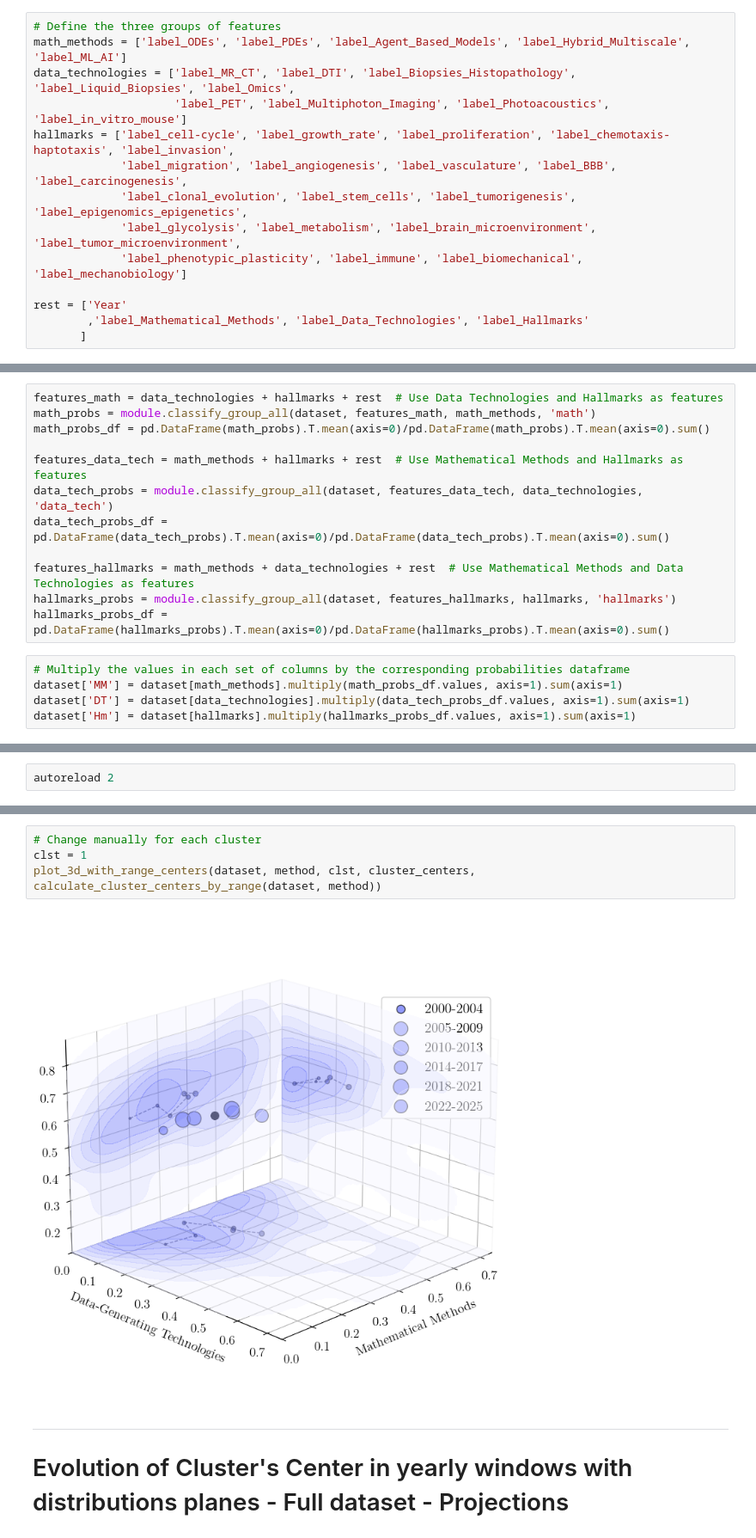
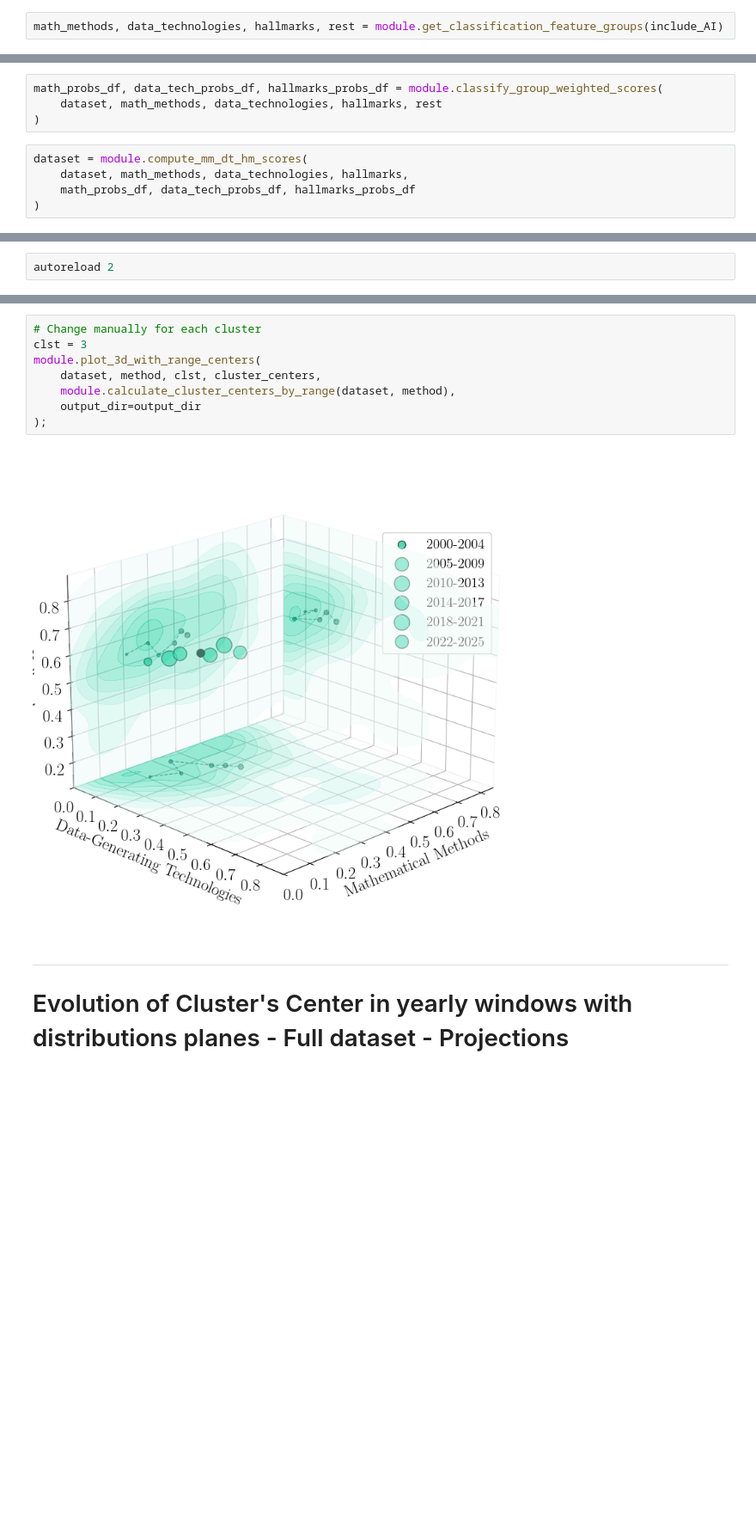
Before and after one commit to InSilicoModellingGroup/survey_of_brain_cancer_in_silico_models, a Jupyter notebook: Brain_Cancer_Survey.ipynb, the cells around one changed output, grey strips where cells are left out. Shown at 86% size. Saved outputs shown, nothing was run; the diff lists cells and outputs as text; blank space fills up the shorter version.

```diff
--- a/Brain_Cancer_Survey.ipynb
+++ b/Brain_Cancer_Survey.ipynb
@@ -721,17 +217,5 @@ data.to_csv(f'{data_dir}/Main_Dataset_clustered.csv')
 # %%
 dataset = data.copy()
 # %%
-# Define the three groups of features
-math_methods = ['label_ODEs', 'label_PDEs', 'label_Agent_Based_Models', 'label_Hybrid_Multiscale', 'label_ML_AI']
-data_technologies = ['label_MR_CT', 'label_DTI', 'label_Biopsies_Histopathology', 'label_Liquid_Biopsies', 'label_Omics',
-                     'label_PET', 'label_Multiphoton_Imaging', 'label_Photoacoustics', 'label_in_vitro_mouse']
-hallmarks = ['label_cell-cycle', 'label_growth_rate', 'label_proliferation', 'label_chemotaxis-haptotaxis', 'label_invasion',
-             'label_migration', 'label_angiogenesis', 'label_vasculature', 'label_BBB', 'label_carcinogenesis',
-             'label_clonal_evolution', 'label_stem_cells', 'label_tumorigenesis', 'label_epigenomics_epigenetics',
-             'label_glycolysis', 'label_metabolism', 'label_brain_microenvironment', 'label_tumor_microenvironment',
-             'label_phenotypic_plasticity', 'label_immune', 'label_biomechanical', 'label_mechanobiology']
-
-rest = ['Year'
-        ,'label_Mathematical_Methods', 'label_Data_Technologies', 'label_Hallmarks'
-       ]
+math_methods, data_technologies, hallmarks, rest = module.get_classification_feature_groups(include_AI)
 # %%
@@ -757,20 +224,12 @@ final_dataset= pd.concat([dataset, probabilities_df], axis=1)
 # %%
-features_math = data_technologies + hallmarks + rest  # Use Data Technologies and Hallmarks as features
-math_probs = module.classify_group_all(dataset, features_math, math_methods, 'math')
-math_probs_df = pd.DataFrame(math_probs).T.mean(axis=0)/pd.DataFrame(math_probs).T.mean(axis=0).sum()
-
-features_data_tech = math_methods + hallmarks + rest  # Use Mathematical Methods and Hallmarks as features
-data_tech_probs = module.classify_group_all(dataset, features_data_tech, data_technologies, 'data_tech')
-data_tech_probs_df = pd.DataFrame(data_tech_probs).T.mean(axis=0)/pd.DataFrame(data_tech_probs).T.mean(axis=0).sum()
-
-features_hallmarks = math_methods + data_technologies + rest  # Use Mathematical Methods and Data Technologies as features
-hallmarks_probs = module.classify_group_all(dataset, features_hallmarks, hallmarks, 'hallmarks')
-hallmarks_probs_df = pd.DataFrame(hallmarks_probs).T.mean(axis=0)/pd.DataFrame(hallmarks_probs).T.mean(axis=0).sum()
+math_probs_df, data_tech_probs_df, hallmarks_probs_df = module.classify_group_weighted_scores(
+    dataset, math_methods, data_technologies, hallmarks, rest
+)
 # %%
-# Multiply the values in each set of columns by the corresponding probabilities dataframe
-dataset['MM'] = dataset[math_methods].multiply(math_probs_df.values, axis=1).sum(axis=1)
-dataset['DT'] = dataset[data_technologies].multiply(data_tech_probs_df.values, axis=1).sum(axis=1)
-dataset['Hm'] = dataset[hallmarks].multiply(hallmarks_probs_df.values, axis=1).sum(axis=1)
+dataset = module.compute_mm_dt_hm_scores(
+    dataset, math_methods, data_technologies, hallmarks,
+    math_probs_df, data_tech_probs_df, hallmarks_probs_df
+)
 # %%
 # dataset.head(1)
 # %%
@@ -986,9 +273,13 @@ dataset['Year_Range'] = dataset['Year'].apply(assign_year_range)
 # %%
 # Change manually for each cluster
-clst = 1
-plot_3d_with_range_centers(dataset, method, clst, cluster_centers, calculate_cluster_centers_by_range(dataset, method))
+clst = 3
+module.plot_3d_with_range_centers(
+    dataset, method, clst, cluster_centers,
+    module.calculate_cluster_centers_by_range(dataset, method),
+    output_dir=output_dir
+);
 # %% [output]
-[figure, old version]
+[figure, new version]
 # %% [markdown]
 ----
 # Evolution of Cluster's Center in yearly windows with distributions planes - Full dataset - Projections
```
Also changed, not shown: parts of 36 cells of this notebook, 34 other files.
